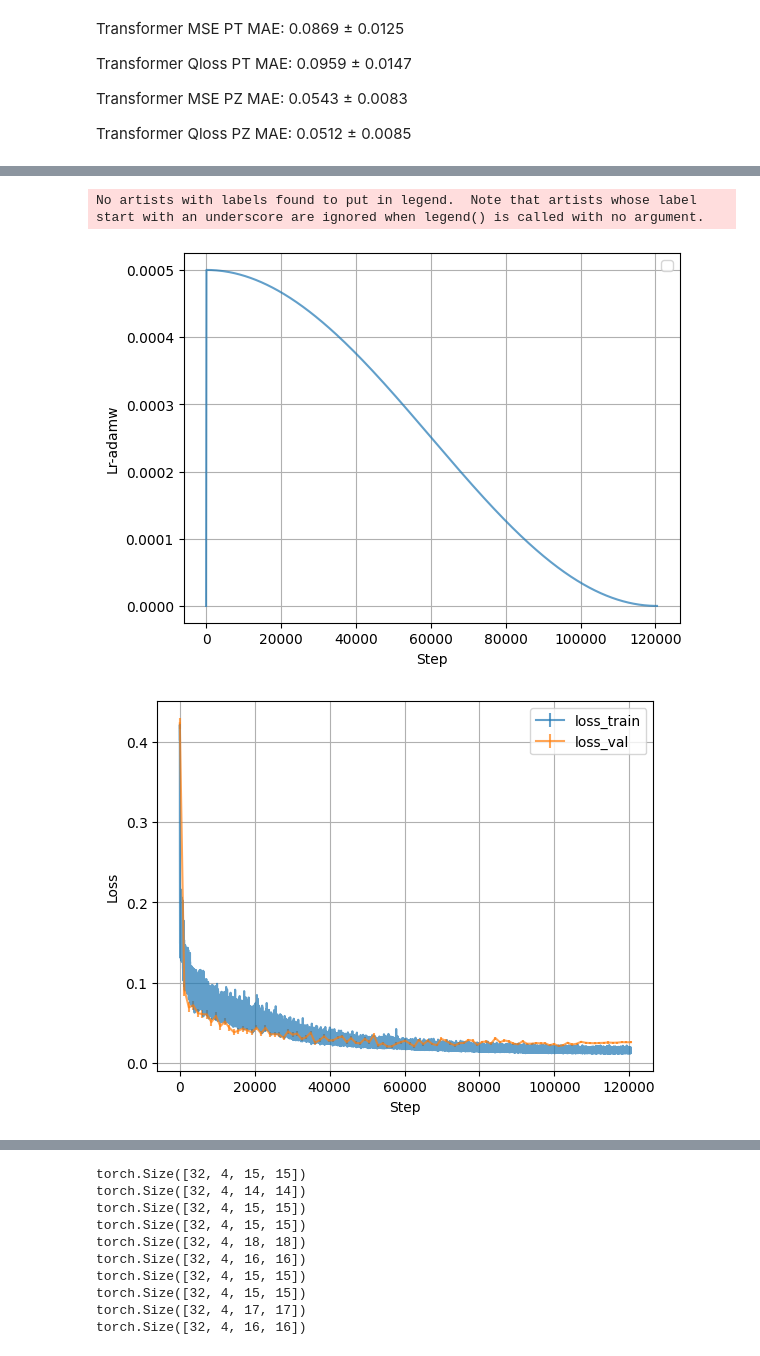
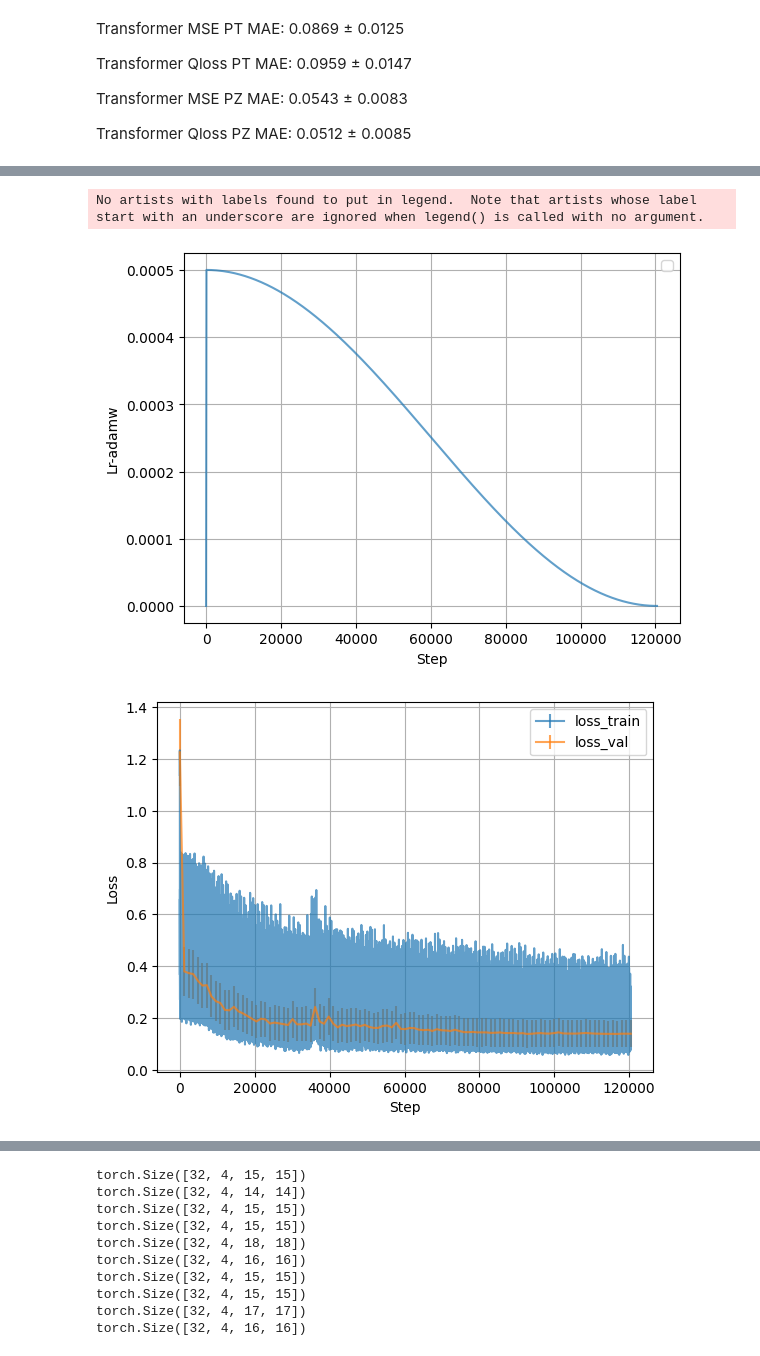
Before and after one commit to CouthuresJeremy/TrackFormer, a Jupyter notebook: dataanalysis.ipynb, the cells around one changed output, grey strips where cells are left out. Drawn from its saved outputs; the diff is of its cells as text; code cells hidden in the pictures.

Commit message:
Notebook masked r phi z POC (no retrain)

```diff
--- a/dataanalysis.ipynb
+++ b/dataanalysis.ipynb
@@ -12,0 +21,12 @@ from src.my_model.transformer import *
+# %%
+config["input_variables"] = ["tx", "ty", "tz"]
+config["input_variables"] = ["tr", "tphi", "tz"]
+
+# x y z
+if config["input_variables"] == ["tx", "ty", "tz"]:
+    mse_trans_tml_dir = Path("Models/TrackML/version_124")
+    qloss_tml_trasf_dir = Path("Models/TrackML/version_123")
+# r phi z
+if config["input_variables"] == ["tr", "tphi", "tz"]:
+    mse_trans_tml_dir = Path("Models/TrackML/version_139")
+    qloss_tml_trasf_dir = Path("Models/TrackML/version_138")
@@ -13,3 +35,16 @@ from src.my_model.transformer import *
+# %%
+output_dir = Path("Results/TrackML/")
+
+input_variables = "".join(config["input_variables"]).replace("t", "")
+
+output_variables = "".join(target_labels).replace("p_", "p")
+
+experiment_name = f"{input_variables}_n_hits_{config['min_hits']}_{output_variables}_POC_masked"
+
+output_dir = output_dir / experiment_name
+
+# Create the output directory if it does not exist
+output_dir.mkdir(exist_ok=True, parents=True)
 # %%
 # Instantiate the DataModule num_workers=16)
 # dataset_wrapper = DataModule(dataset_type="tml", dataset_dir="Data/Tml/trackml_100_events_splits") # 20 000 particles
@@ -1597,7 +1594,7 @@ Transformer Qloss PZ MAE: 0.0512 ± 0.0085
 # %%
 from tbparse import SummaryReader
 
-def plot_tensorboard(log_dir):
+def plot_tensorboard(log_dir: Path):
     reader = SummaryReader(log_dir, extra_columns={"dir_name"}, pivot=False)
     # reader = SummaryReader(log_dir)
     df = reader.scalars
@@ -1641,7 +1638,8 @@ def plot_tensorboard(log_dir):
         plt.ylabel(tag.capitalize())
         plt.legend()
         plt.grid(True)
-        plt.savefig(output_dir / (tag + "_" + log_dir.split('/')[-1] + ".png"), format="png")
+        log_name = log_dir.name
+        plt.savefig(output_dir / (tag + "_" + log_name + ".png"), format="png")
 
     tag = "loss"
     plt.figure()
@@ -1668,5 +1666,6 @@ def plot_tensorboard(log_dir):
     plt.yscale("log")
     plt.legend()
     plt.grid(True)
-    plt.savefig(output_dir / ("loss_log_log_" + log_dir.split('/')[-1] + ".png"), format="png")
+    log_name = log_dir.name
+    plt.savefig(output_dir / ("loss_log_log_" + log_name + ".png"), format="png")
     plt.show()
@@ -1677,10 +1673,7 @@ To enable the following instructions: SSE4.1 SSE4.2 AVX AVX2 AVX512F AVX512_VNNI
 import seaborn as sns
 import matplotlib.pyplot as plt
 
-# log_dir = "./Data/TrackML/version_115/loss_train"
-log_dir = "./Models/TrackML/version_123"
-# log_dir = "./Models/TrackML/version_138"
-
+log_dir = mse_trans_tml_dir
 plot_tensorboard(log_dir)
 # %% [output]
           step       tag     value  dir_name
@@ -1701,5 +1694,5 @@ plot_tensorboard(log_dir)
 
 [135502 rows x 5 columns]
 No artists with labels found to put in legend.  Note that artists whose label start with an underscore are ignored when legend() is called with no argument.
 [figure]
-[figure, old version]
+[figure, new version]
```
Also changed, not shown: parts of 24 cells of this notebook.
